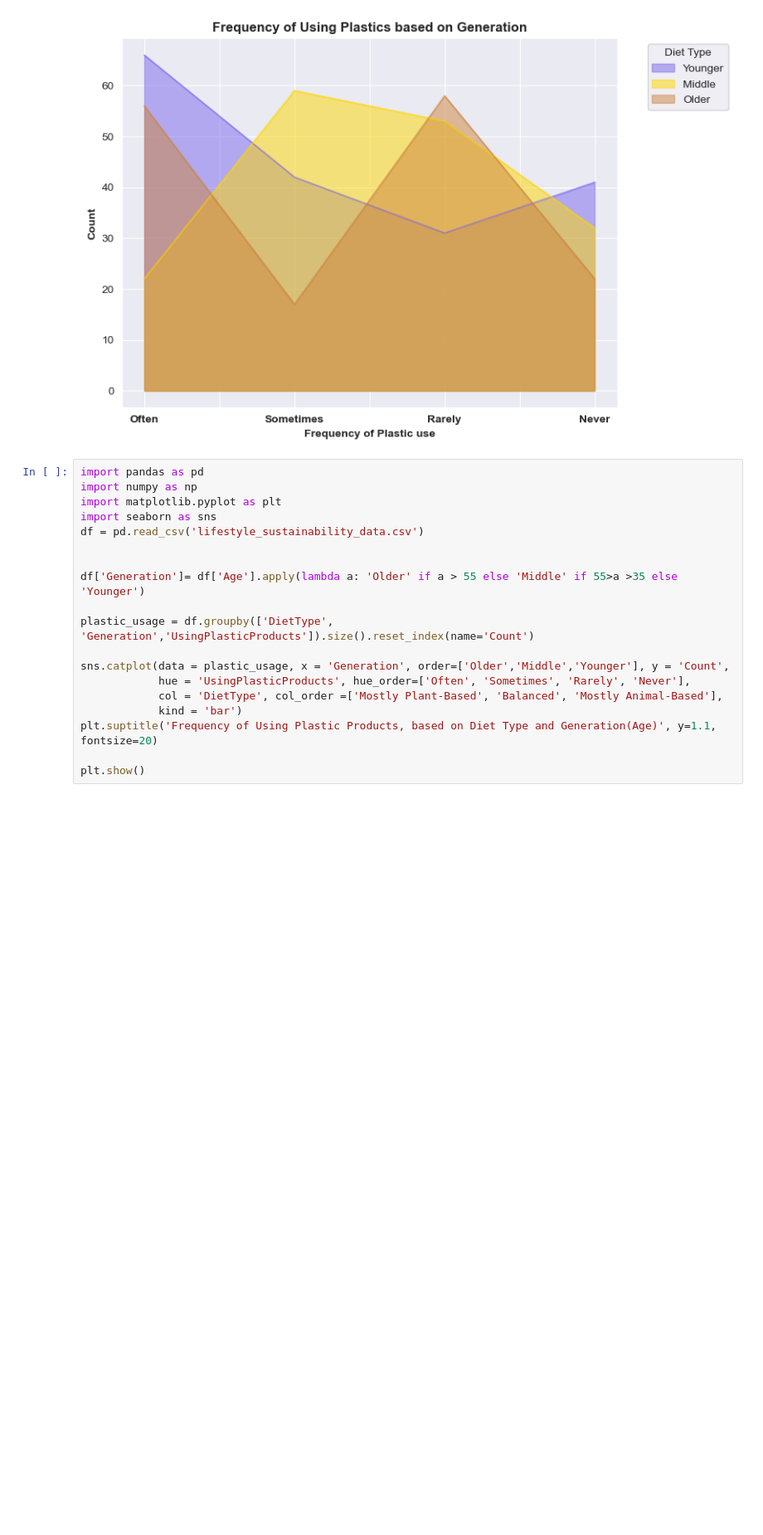
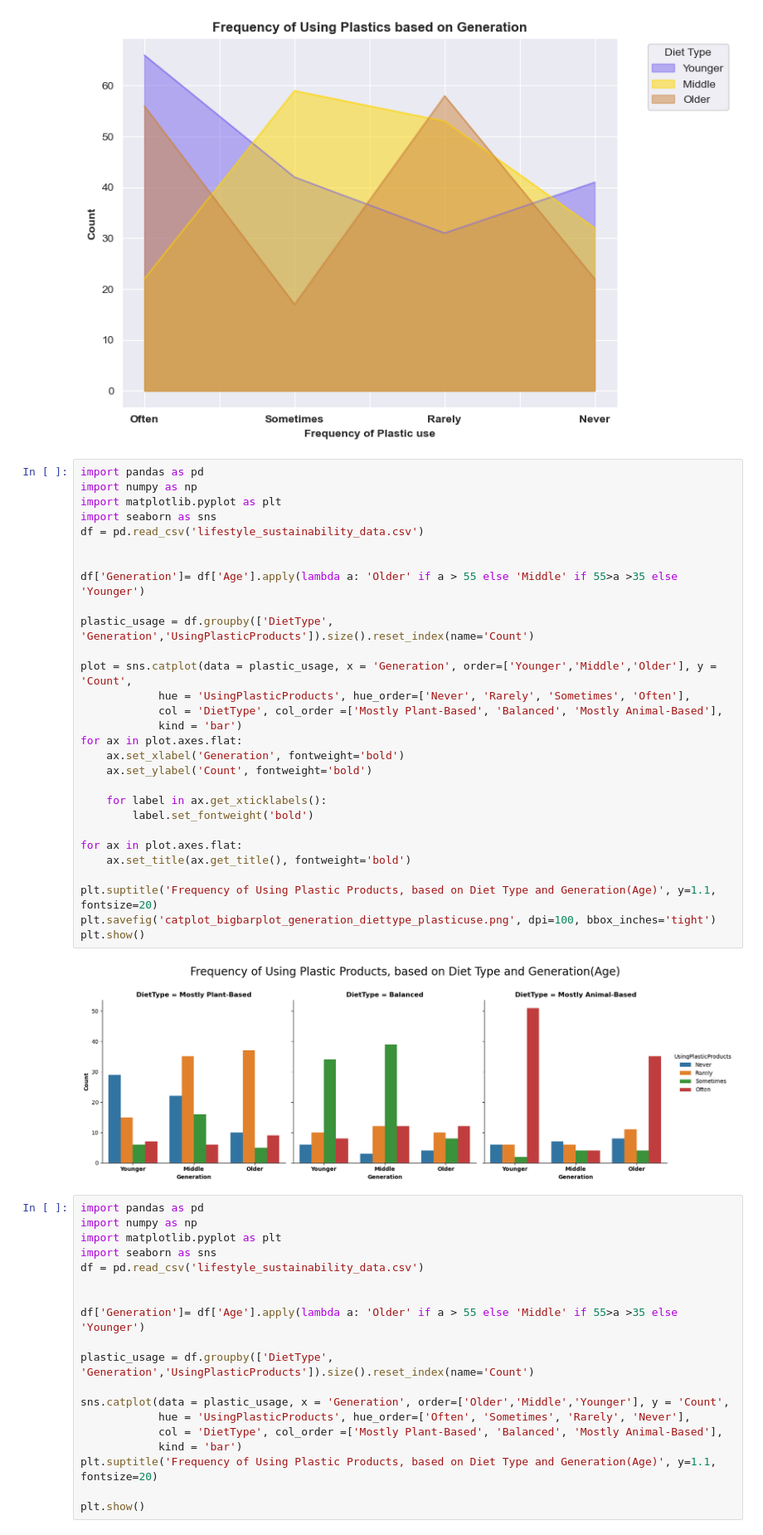
Before and after one commit to benmanzano/Data-Analysis-with-Python, a Jupyter notebook: PythonProject.ipynb, the cells around one changed output. Shown at 83% size. Cells and saved outputs as stored; diff of their text form; blank space fills up the shorter version.

Commit message:
relevant catplot

```diff
--- a/PythonProject.ipynb
+++ b/PythonProject.ipynb
@@ -601,6 +601,37 @@ Rarely                                87        32                   23
 Never                                 61        13                   21
 [figure]
 [figure]
+# %%
+import pandas as pd
+import numpy as np
+import matplotlib.pyplot as plt
+import seaborn as sns
+df = pd.read_csv('lifestyle_sustainability_data.csv')
+
+
+df['Generation']= df['Age'].apply(lambda a: 'Older' if a > 55 else 'Middle' if 55>a >35 else 'Younger')
+
+plastic_usage = df.groupby(['DietType', 'Generation','UsingPlasticProducts']).size().reset_index(name='Count')
+
+plot = sns.catplot(data = plastic_usage, x = 'Generation', order=['Younger','Middle','Older'], y = 'Count',
+            hue = 'UsingPlasticProducts', hue_order=['Never', 'Rarely', 'Sometimes', 'Often'],
+            col = 'DietType', col_order =['Mostly Plant-Based', 'Balanced', 'Mostly Animal-Based'],
+            kind = 'bar')
+for ax in plot.axes.flat:
+    ax.set_xlabel('Generation', fontweight='bold')
+    ax.set_ylabel('Count', fontweight='bold')
+
+    for label in ax.get_xticklabels():
+        label.set_fontweight('bold')
+
+for ax in plot.axes.flat:
+    ax.set_title(ax.get_title(), fontweight='bold')
+
+plt.suptitle('Frequency of Using Plastic Products, based on Diet Type and Generation(Age)', y=1.1, fontsize=20)
+plt.savefig('catplot_bigbarplot_generation_diettype_plasticuse.png', dpi=100, bbox_inches='tight')
+plt.show()
+# %% [output]
+[figure, added]
 # %%
 import pandas as pd
 import numpy as np
```
